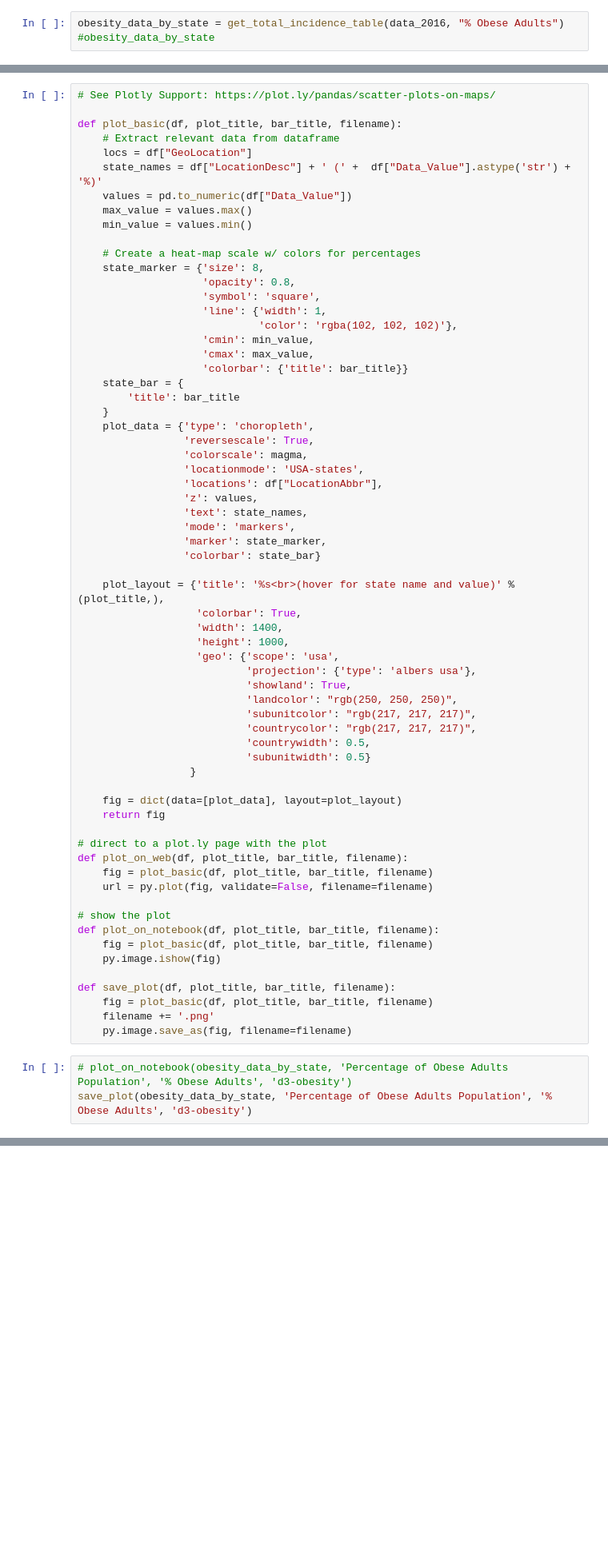
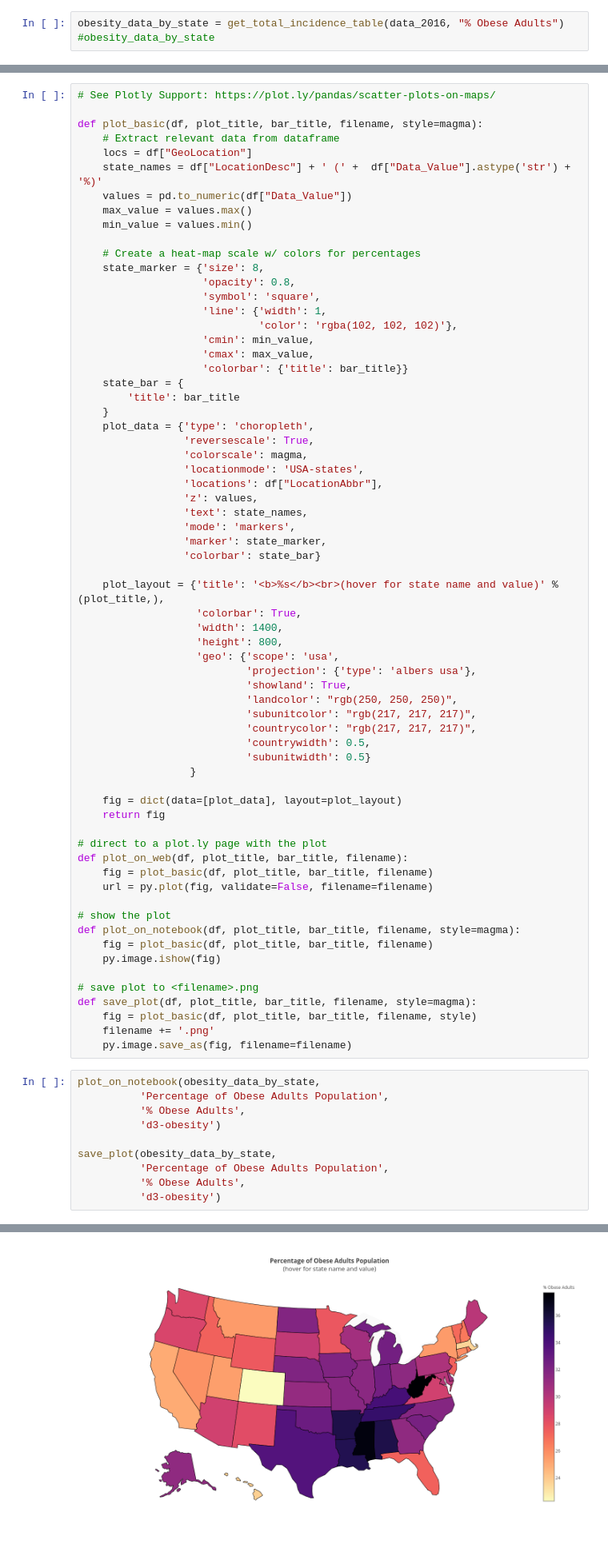
Before and after one commit to alankritjoshi/cs6220f17project2, a Jupyter notebook: 02_working/process_dataset.ipynb, the cells around one changed output, grey strips where cells are left out. Shown: that part at 80% size. Cells and saved outputs as stored; diff of their text form; blank space fills up the shorter version.

Commit message:
Update plots

```diff
--- a/02_working/process_dataset.ipynb
+++ b/02_working/process_dataset.ipynb
@@ -123,7 +120,7 @@ extract_longs = np.vectorize(extract_long)
 # %%
 # See Plotly Support: https://plot.ly/pandas/scatter-plots-on-maps/
 
-def plot_basic(df, plot_title, bar_title, filename):
+def plot_basic(df, plot_title, bar_title, filename, style=magma):
     # Extract relevant data from dataframe
     locs = df["GeoLocation"]
     state_names = df["LocationDesc"] + ' (' +  df["Data_Value"].astype('str') + '%)'
@@ -154,10 +151,10 @@ def plot_basic(df, plot_title, bar_title, filename):
                  'marker': state_marker,
                  'colorbar': state_bar}
 
-    plot_layout = {'title': '%s<br>(hover for state name and value)' % (plot_title,),
+    plot_layout = {'title': '<b>%s</b><br>(hover for state name and value)' % (plot_title,),
                    'colorbar': True,
                    'width': 1400,
-                   'height': 1000,
+                   'height': 800,
                    'geo': {'scope': 'usa',
                            'projection': {'type': 'albers usa'},
                            'showland': True,
@@ -177,15 +174,23 @@ def plot_on_web(df, plot_title, bar_title, filename):
     url = py.plot(fig, validate=False, filename=filename)
 
 # show the plot
-def plot_on_notebook(df, plot_title, bar_title, filename):
+def plot_on_notebook(df, plot_title, bar_title, filename, style=magma):
     fig = plot_basic(df, plot_title, bar_title, filename)
     py.image.ishow(fig)
 
-def save_plot(df, plot_title, bar_title, filename):
-    fig = plot_basic(df, plot_title, bar_title, filename)
+# save plot to <filename>.png
+def save_plot(df, plot_title, bar_title, filename, style=magma):
+    fig = plot_basic(df, plot_title, bar_title, filename, style)
     filename += '.png'
     py.image.save_as(fig, filename=filename)
 # %%
-# plot_on_notebook(obesity_data_by_state, 'Percentage of Obese Adults Population', '% Obese Adults', 'd3-obesity')
-save_plot(obesity_data_by_state, 'Percentage of Obese Adults Population', '% Obese Adults', 'd3-obesity')
+plot_on_notebook(obesity_data_by_state,
+          'Percentage of Obese Adults Population',
+          '% Obese Adults',
+          'd3-obesity')
+
+save_plot(obesity_data_by_state,
+          'Percentage of Obese Adults Population',
+          '% Obese Adults',
+          'd3-obesity')
 # %% [output]
@@ -193,3 +197,4 @@ PlotlyRequestError: Hi there, you've reached the threshold of 100 combined image
+[figure, added]
 # %% [markdown]
 # Visualizing Overweight Incidence (inc. Obesity) by Location
 # %%
```
Also changed, not shown: parts of 8 cells of this notebook, 6 other files.
